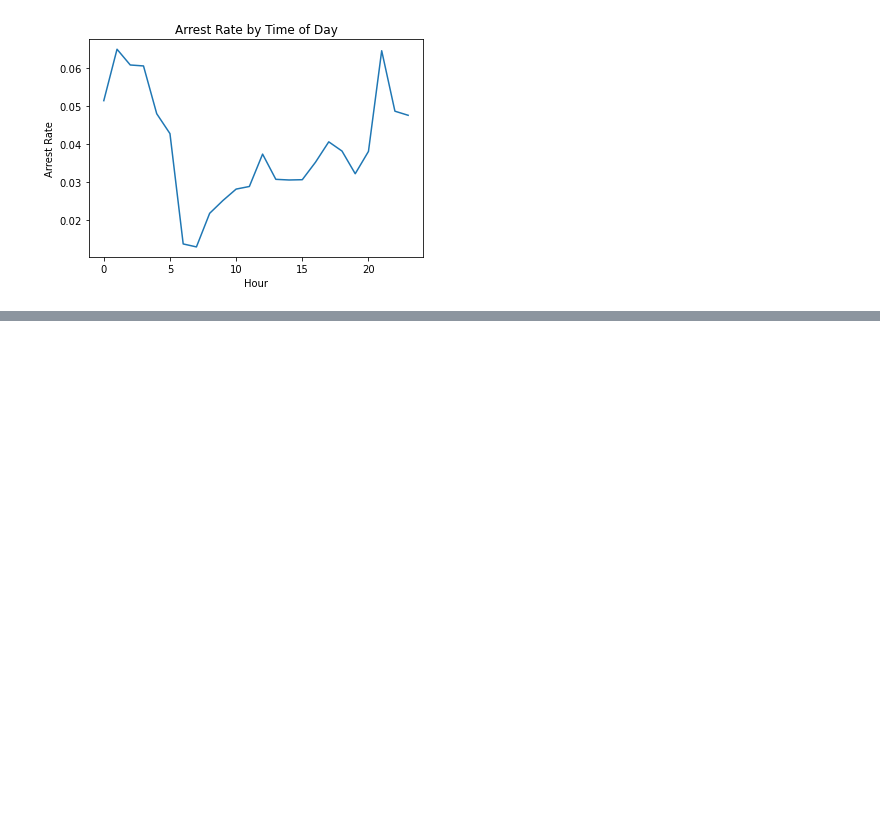
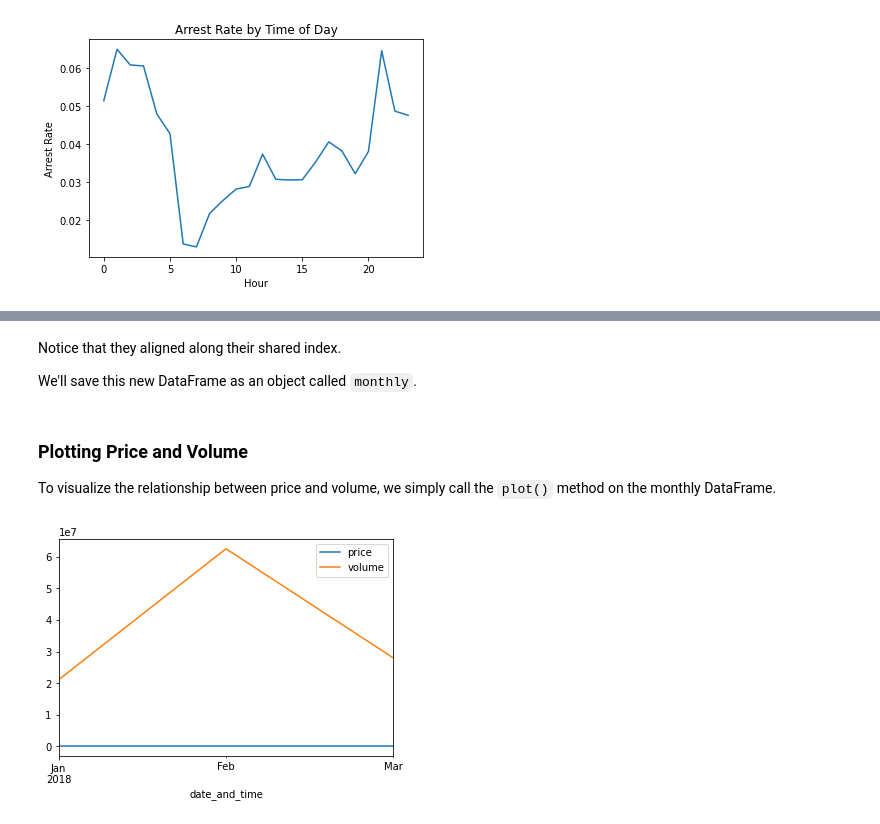
Before and after one commit to SketchQ/DataCamp_DataScience_Track, a Jupyter notebook: 17_Analyzing Police Activity with pandas/Chapter_3_ Visual Exploratory data analysis.ipynb, the cells around one changed output, grey strips where cells are left out. Drawn from its saved outputs; the diff is of its cells as text; code cells hidden in the pictures; blank space fills up the shorter version.

```diff
--- a/17_Analyzing Police Activity with pandas/Chapter_3_ Visual Exploratory data analysis.ipynb
+++ b/17_Analyzing Police Activity with pandas/Chapter_3_ Visual Exploratory data analysis.ipynb
@@ -203,0 +244,3 @@ plt.show()
+# %%
+monthly_price = apple.price.resample('M').mean()
+monthly_volume = apple.volume.resample('M').mean()
@@ -203,0 +257,15 @@ plt.show()
+# %% [markdown]
+Notice that they aligned along their shared index.
+
+We'll save this new DataFrame as an object called ``monthly``.
+# %%
+monthly = pd.concat([monthly_price, monthly_volume], axis='columns')
+# %% [markdown]
+### Plotting Price and Volume
+
+To visualize the relationship between price and volume, we simply call the ``plot()`` method on the monthly DataFrame.
+# %%
+monthly.plot()
+plt.show()
+# %% [output]
+[figure, added]
```
Also changed, not shown: parts of 13 cells of this notebook.
